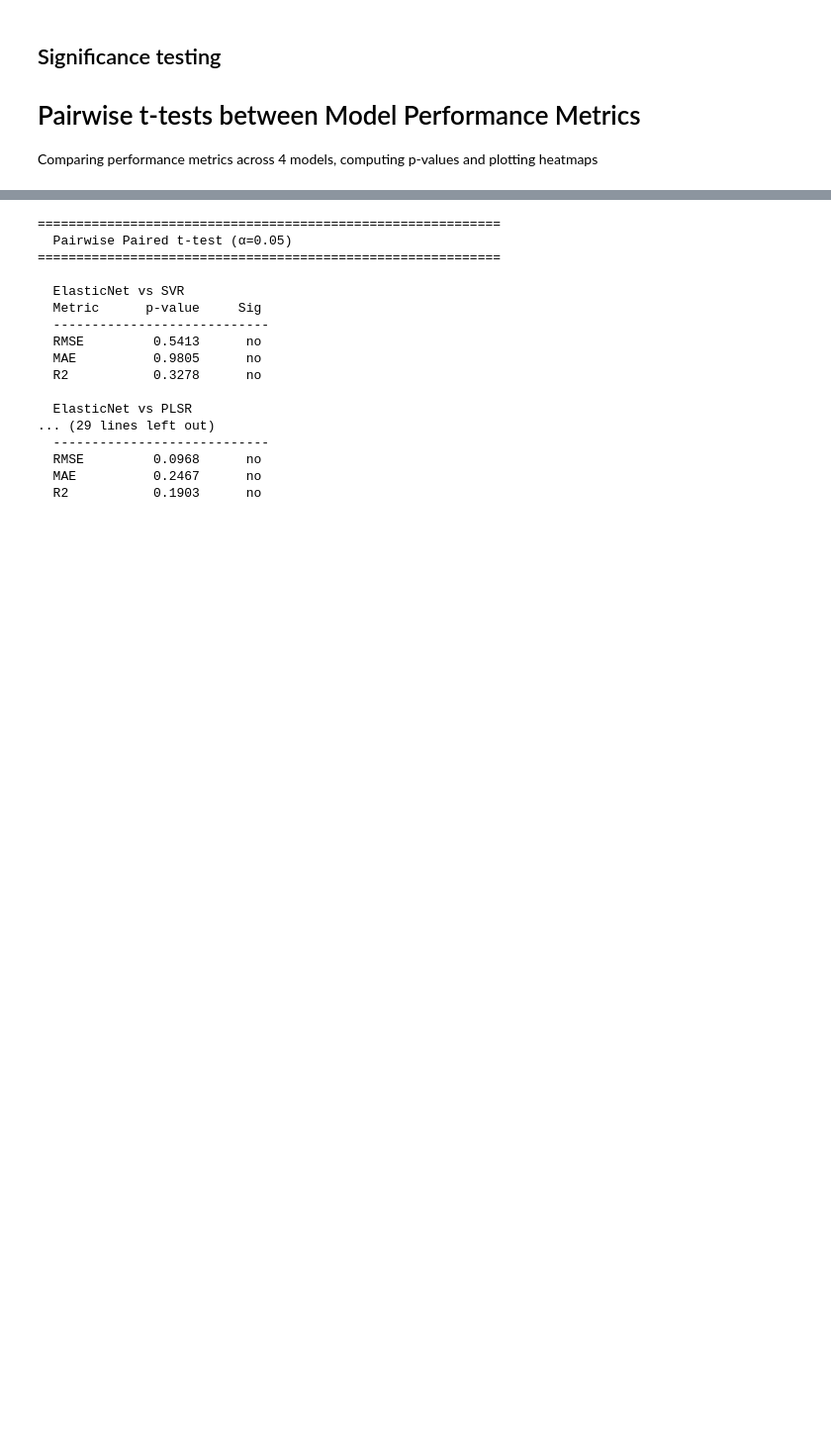
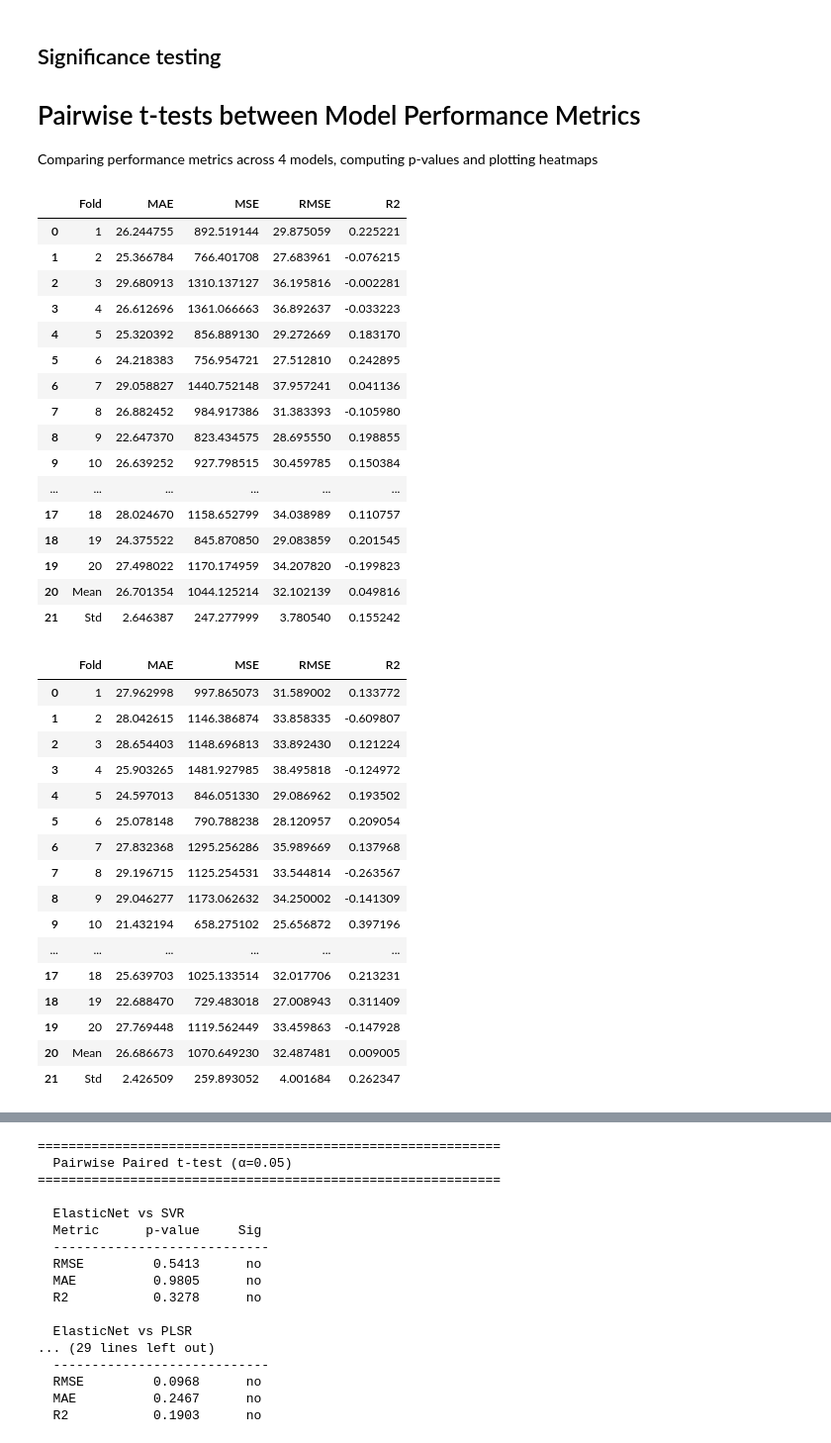
Before and after one commit to ma-farah/master-thesis, a Jupyter notebook: notebooks/10-comparing_models_t4.ipynb, the cells around one changed output, grey strips where cells are left out. Shown at 99% size. Saved outputs shown, nothing was run; the diff lists cells and outputs as text; code cells hidden in the pictures; blank space fills up the shorter version.

```diff
--- a/notebooks/10-comparing_models_t4.ipynb
+++ b/notebooks/10-comparing_models_t4.ipynb
@@ -58,3 +58,50 @@ display(summary)
 ## Significance testing
 # Pairwise t-tests between Model Performance Metrics
 Comparing performance metrics across 4 models, computing p-values and plotting heatmaps
+# %%
+# Per-fold metrics
+EN=joblib.load(os.path.join(MODEL_DIR, 'en_results_df4.pkl'))
+SVR=joblib.load(os.path.join(MODEL_DIR, 'svr_results4.pkl'))
+PLS=joblib.load(os.path.join(MODEL_DIR, 'pls_results4.pkl'))
+HGBR=joblib.load(os.path.join(MODEL_DIR, 'hgbr_results4.pkl'))
+
+#display full dataframes
+display(EN)
+display(SVR)
+display(PLS)
+display(HGBR)
+# %% [output]
+|  | Fold | MAE | MSE | RMSE | R2 |
+| 0 | 1 | 26.244755 | 892.519144 | 29.875059 | 0.225221 |
+| 1 | 2 | 25.366784 | 766.401708 | 27.683961 | -0.076215 |
+| 2 | 3 | 29.680913 | 1310.137127 | 36.195816 | -0.002281 |
+| 3 | 4 | 26.612696 | 1361.066663 | 36.892637 | -0.033223 |
+| 4 | 5 | 25.320392 | 856.889130 | 29.272669 | 0.183170 |
+| 5 | 6 | 24.218383 | 756.954721 | 27.512810 | 0.242895 |
+| 6 | 7 | 29.058827 | 1440.752148 | 37.957241 | 0.041136 |
+| 7 | 8 | 26.882452 | 984.917386 | 31.383393 | -0.105980 |
+| 8 | 9 | 22.647370 | 823.434575 | 28.695550 | 0.198855 |
+| 9 | 10 | 26.639252 | 927.798515 | 30.459785 | 0.150384 |
+| ... | ... | ... | ... | ... | ... |
+| 17 | 18 | 28.024670 | 1158.652799 | 34.038989 | 0.110757 |
+| 18 | 19 | 24.375522 | 845.870850 | 29.083859 | 0.201545 |
+| 19 | 20 | 27.498022 | 1170.174959 | 34.207820 | -0.199823 |
+| 20 | Mean | 26.701354 | 1044.125214 | 32.102139 | 0.049816 |
+| 21 | Std | 2.646387 | 247.277999 | 3.780540 | 0.155242 |
+|  | Fold | MAE | MSE | RMSE | R2 |
+| 0 | 1 | 27.962998 | 997.865073 | 31.589002 | 0.133772 |
+| 1 | 2 | 28.042615 | 1146.386874 | 33.858335 | -0.609807 |
+| 2 | 3 | 28.654403 | 1148.696813 | 33.892430 | 0.121224 |
+| 3 | 4 | 25.903265 | 1481.927985 | 38.495818 | -0.124972 |
+| 4 | 5 | 24.597013 | 846.051330 | 29.086962 | 0.193502 |
+| 5 | 6 | 25.078148 | 790.788238 | 28.120957 | 0.209054 |
+| 6 | 7 | 27.832368 | 1295.256286 | 35.989669 | 0.137968 |
+| 7 | 8 | 29.196715 | 1125.254531 | 33.544814 | -0.263567 |
+| 8 | 9 | 29.046277 | 1173.062632 | 34.250002 | -0.141309 |
+| 9 | 10 | 21.432194 | 658.275102 | 25.656872 | 0.397196 |
+| ... | ... | ... | ... | ... | ... |
+| 17 | 18 | 25.639703 | 1025.133514 | 32.017706 | 0.213231 |
+| 18 | 19 | 22.688470 | 729.483018 | 27.008943 | 0.311409 |
+| 19 | 20 | 27.769448 | 1119.562449 | 33.459863 | -0.147928 |
+| 20 | Mean | 26.686673 | 1070.649230 | 32.487481 | 0.009005 |
+| 21 | Std | 2.426509 | 259.893052 | 4.001684 | 0.262347 |
```
Also changed, not shown: parts of 1 cell of this notebook, 2 other files.
